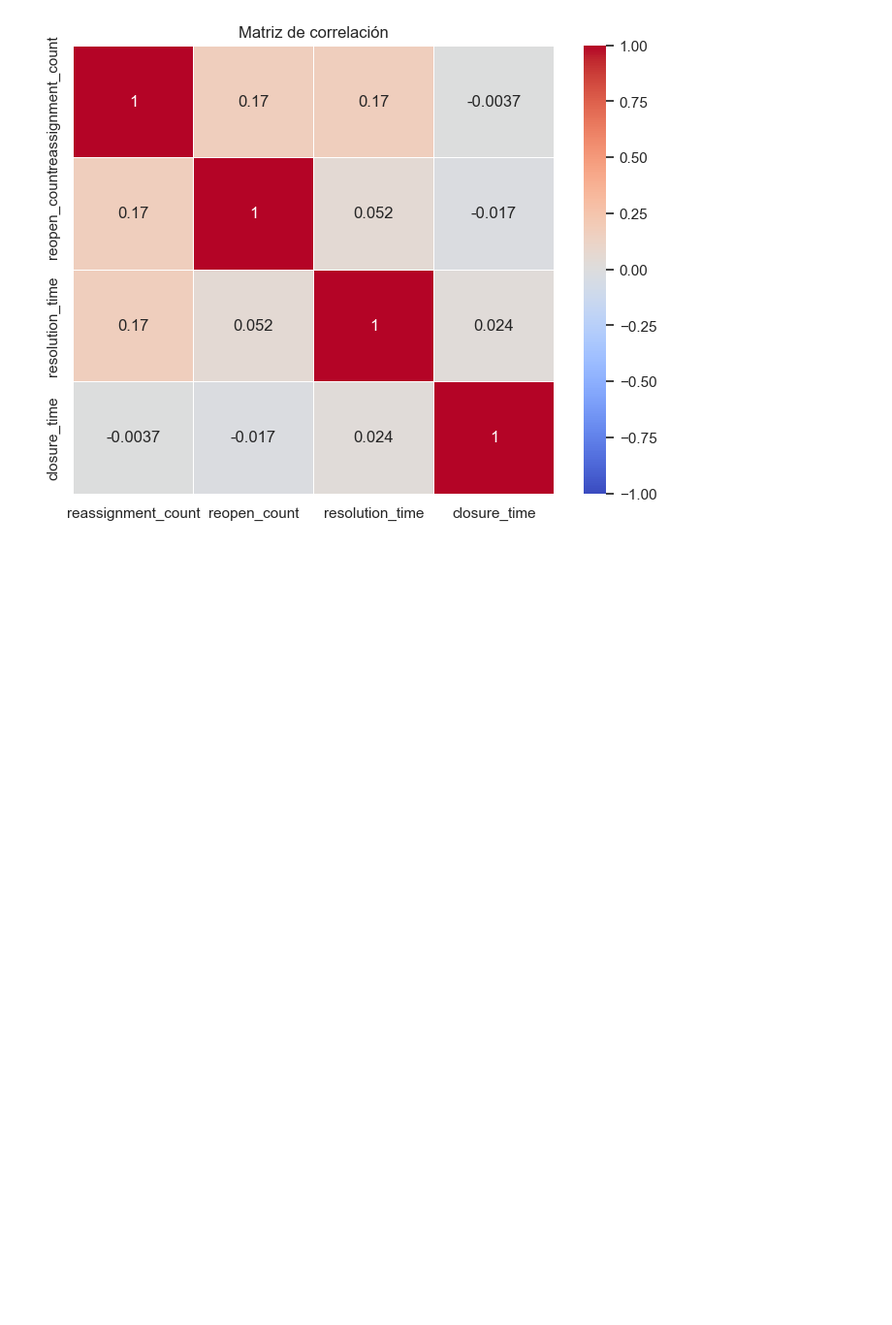
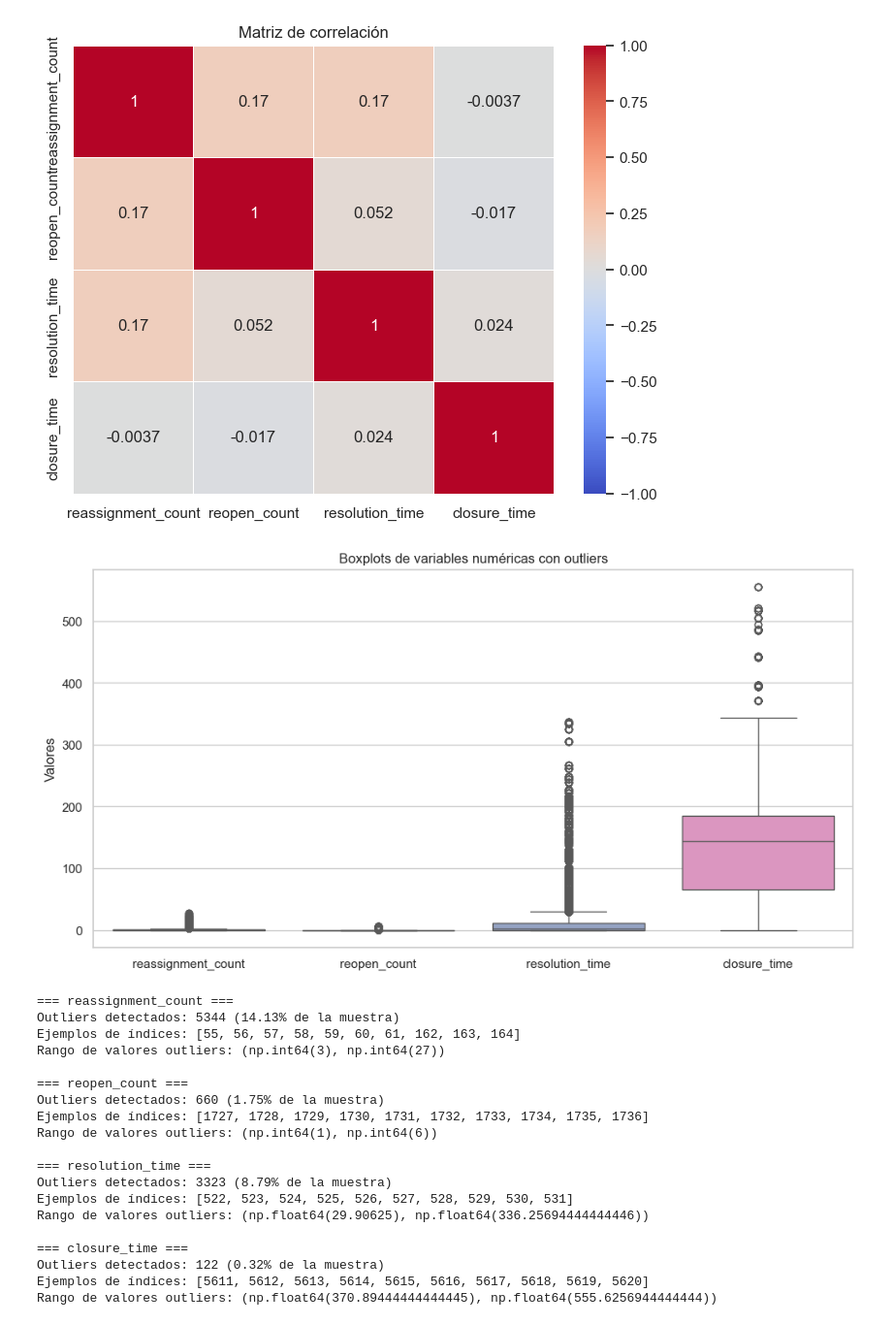
Before and after one commit to smelomunoz/Repo_Proyecto_1, a Jupyter notebook: Tarea_2/Exploracion_datos.ipynb, the cells around one changed output. Shown at 97% size. Cells and saved outputs as stored; diff of their text form; code cells hidden in the pictures; blank space fills up the shorter version.

Commit message:
Análisis multivariado --> Detección de outliers multivariados (variables numéricas)

```diff
--- a/Tarea_2/Exploracion_datos.ipynb
+++ b/Tarea_2/Exploracion_datos.ipynb
@@ -681,3 +681,61 @@ plt.show()
 | resolution_time | 0.17 | 0.05 | 1.00 | 0.02 |
 | closure_time | -0.00 | -0.02 | 0.02 | 1.00 |
 [figure]
+# %%
+# Variables numéricas
+num_vars = ["reassignment_count", "reopen_count", "resolution_time", "closure_time"]
+
+# --- Boxplots múltiples en paralelo ---
+plt.figure(figsize=(12,6))
+sns.boxplot(data=df[num_vars], orient="v", palette="Set2")
+plt.title("Boxplots de variables numéricas con outliers")
+plt.ylabel("Valores")
+plt.show()
+
+# --- Detección de outliers usando criterio de Tukey (1.5 * IQR) ---
+outliers_info = {}
+
+for col in num_vars:
+    serie = df[col].dropna()
+    q1 = serie.quantile(0.25)
+    q3 = serie.quantile(0.75)
+    iqr = q3 - q1
+    lower = q1 - 1.5 * iqr
+    upper = q3 + 1.5 * iqr
+
+    outliers = df[(df[col] < lower) | (df[col] > upper)][[col]]
+
+    outliers_info[col] = {
+        "total_outliers": len(outliers),
+        "porcentaje": round(len(outliers)/len(df)*100, 2),
+        "indices": outliers.index.tolist()[:10],  # solo mostrar primeros 10
+        "rango_outliers": (outliers[col].min(), outliers[col].max()) if not outliers.empty else None
+    }
+
+# Mostrar resultados
+for var, info in outliers_info.items():
+    print(f"\n=== {var} ===")
+    print(f"Outliers detectados: {info['total_outliers']} ({info['porcentaje']}% de la muestra)")
+    print(f"Ejemplos de índices: {info['indices']}")
+    print(f"Rango de valores outliers: {info['rango_outliers']}")
+# %% [output]
+[figure, added]
+=== reassignment_count ===
+Outliers detectados: 5344 (14.13% de la muestra)
+Ejemplos de índices: [55, 56, 57, 58, 59, 60, 61, 162, 163, 164]
+Rango de valores outliers: (np.int64(3), np.int64(27))
+
+=== reopen_count ===
+Outliers detectados: 660 (1.75% de la muestra)
+Ejemplos de índices: [1727, 1728, 1729, 1730, 1731, 1732, 1733, 1734, 1735, 1736]
+Rango de valores outliers: (np.int64(1), np.int64(6))
+
+=== resolution_time ===
+Outliers detectados: 3323 (8.79% de la muestra)
+Ejemplos de índices: [522, 523, 524, 525, 526, 527, 528, 529, 530, 531]
+Rango de valores outliers: (np.float64(29.90625), np.float64(336.25694444444446))
+
+=== closure_time ===
+Outliers detectados: 122 (0.32% de la muestra)
+Ejemplos de índices: [5611, 5612, 5613, 5614, 5615, 5616, 5617, 5618, 5619, 5620]
+Rango de valores outliers: (np.float64(370.89444444444445), np.float64(555.6256944444444))
```
